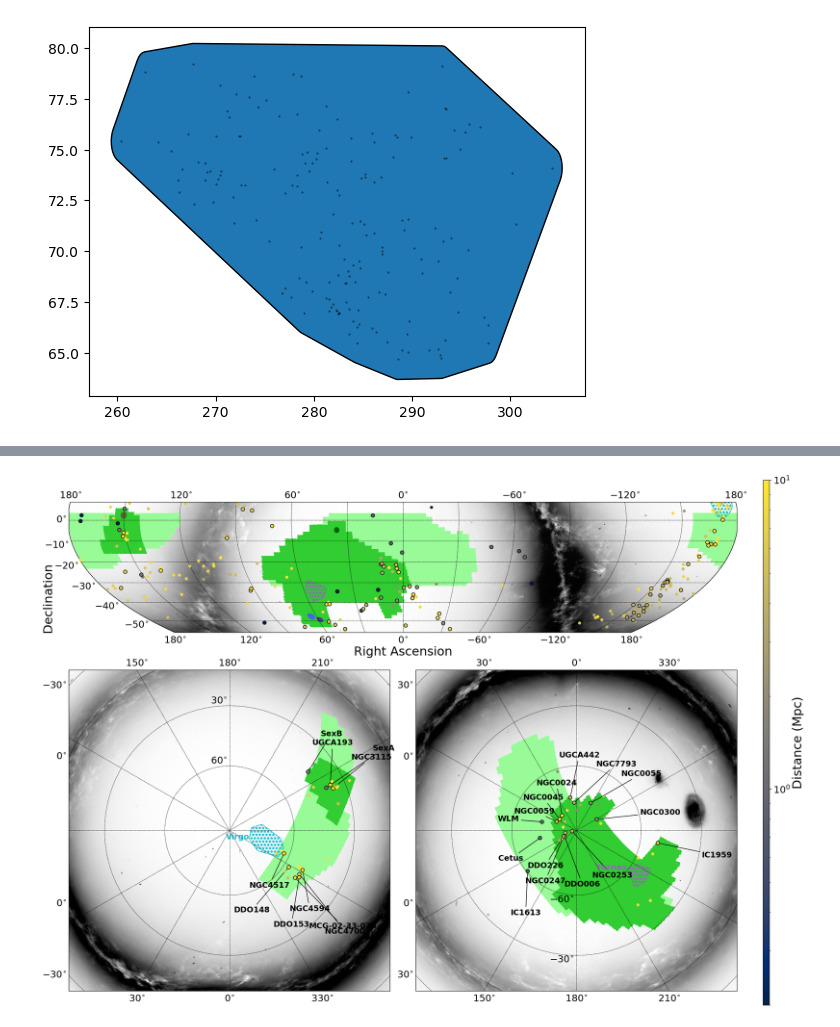
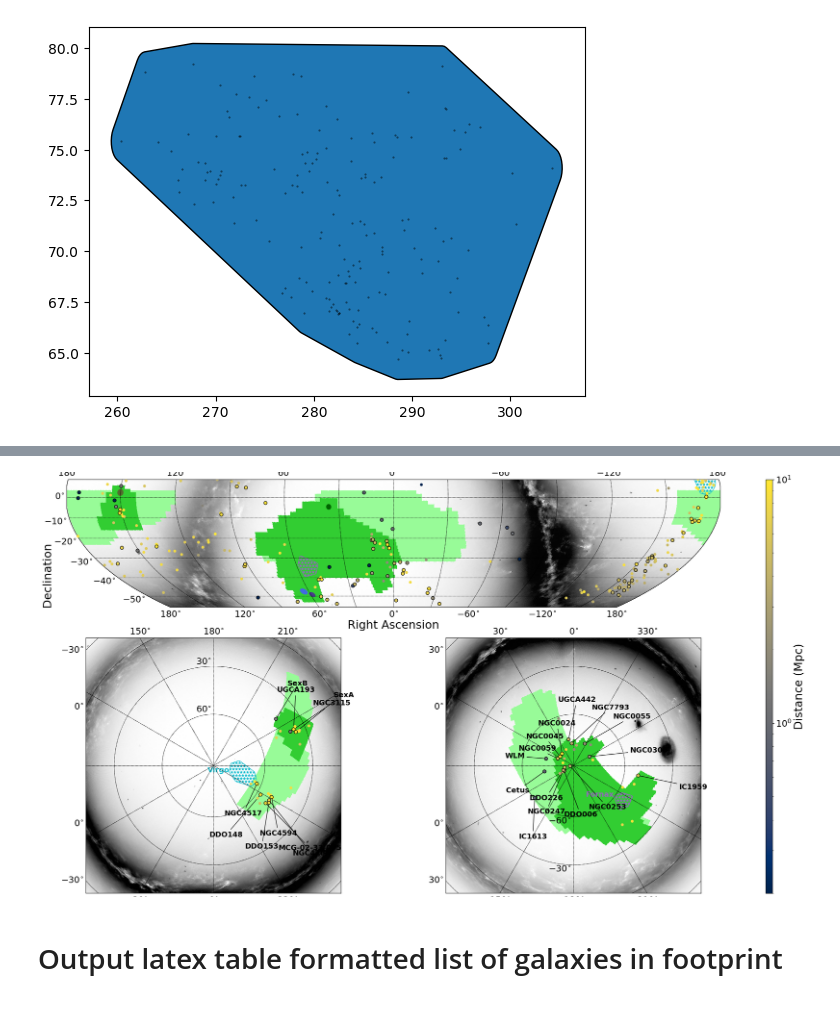
Before and after one commit to Dynamics-Penn/roman-nearfield, a Jupyter notebook: notebooks/ccs_footprints_nbgs.ipynb, the cells around one changed output, grey strips where cells are left out. Saved outputs shown, nothing was run; the diff lists cells and outputs as text; code cells hidden in the pictures.

Commit message:
last updates to nearby galaxies plots

```diff
--- a/notebooks/ccs_footprints_nbgs.ipynb
+++ b/notebooks/ccs_footprints_nbgs.ipynb
@@ -732,5 +732,5 @@ plt.show();
 # %%
-fig = plt.figure(10, figsize=(18, 14))
+fig = plt.figure(10, figsize=(20, 12))
 gs = plt.GridSpec(2, 3, height_ratios=[1, 2], width_ratios=[1, 1, 0.02])
 
 ax = fig.add_subplot(gs[0,:2])
@@ -828,32 +828,34 @@ sp_s, scatter_s = plot_polar_projection_new(combined_map_gal,nbgs,
                                  'S',
                                  glabels=nbgs['Name'][nbgs_in_hlwas_south],
                                  annotate={'fontweight': 'bold', 'fontsize': 14},
                                  scaled_gmap=scaled_gmap, ax=ax_s, no_legend=True, no_cbar=True)
 sp_s, scatter_s = add_extra_galaxies(sp_s, scatter_s,glist=nbgs_in_hlwas_south_all)
 
 sp_s.ax.tick_params(axis="x", labelsize=ticksize)
 sp_s.ax.tick_params(axis="y", labelsize=ticksize)
 
 f_patch = sp_s.ax.add_patch(mpatches.PathPatch(mpath.Path(sp_s.ax.projection.transform_points(*tuple(fhull_gal_buffer_poly_path.T))), facecolor=f_color, edgecolor=f_color, fill=False, hatch='**'))
 
 sp_s.ax.text(*tuple(fhull_gal_buffer_poly_path[fhull_gal_buffer_poly_path[:,1].argmin()+3]), 'Fornax', ha='right', color=f_color, fontweight='bold', fontsize=14)
 
 ################################################################
 
 clim = np.percentile(np.hstack([scatter_cel.get_clim(), scatter_n.get_clim(), scatter_s.get_clim()]), [0,100])
 
 scatter_cel.set_clim(clim)
 scatter_n.set_clim(clim)
 scatter_s.set_clim(clim)
 
 cb=plt.colorbar(scatter_cel, cax=ax_cbar)
 cb.set_label(label='Distance (Mpc)', size=labelsize)
 cb.ax.tick_params(labelsize=ticksize)
 
 ################################################################
 
 fig.subplots_adjust(bottom=2*fig.subplotpars.bottom,wspace=2*fig.subplotpars.wspace,hspace=3*fig.subplotpars.hspace)
 
-fig.show()
+fig.savefig('../figures/ccs_footprints_nbgs_gridspec.png',dpi=300)
 # %% [output]
-[figure, old version]
+[figure, new version]
+# %% [markdown]
+# Output latex table formatted list of galaxies in footprint
```
Also changed, not shown: parts of 6 cells of this notebook, 1 other file.
